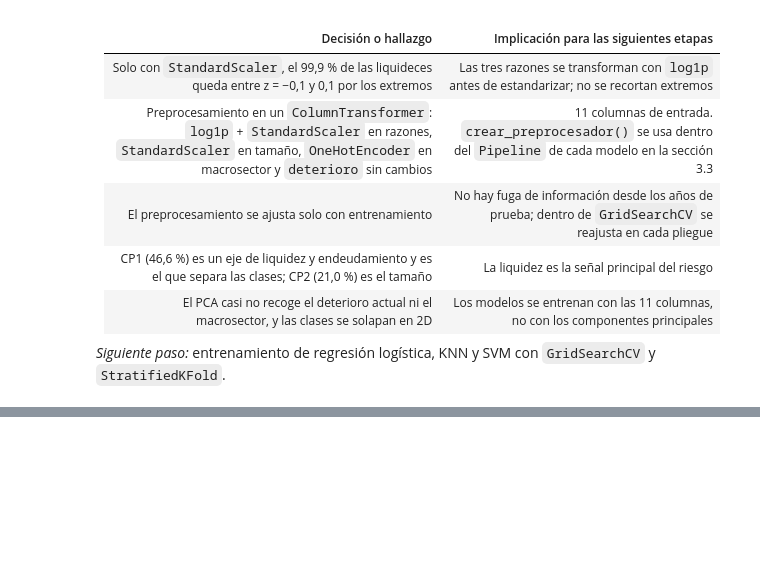
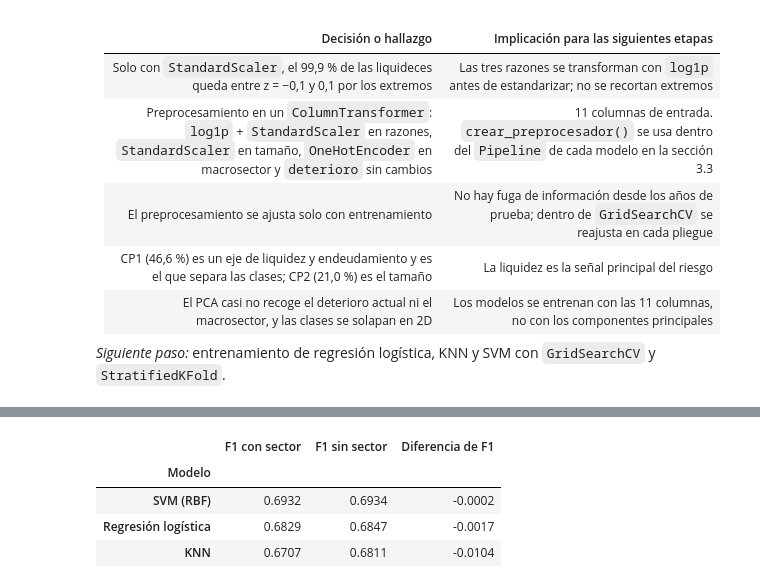
Before and after one commit to JulianHZ711/Final-AnalisisDatos, a Jupyter notebook: notebooks/proyecto_integrador.ipynb, the cells around one changed output, grey strips where cells are left out. Drawn from its saved outputs; the diff is of its cells as text; code cells hidden in the pictures; blank space fills up the shorter version.

```diff
--- a/notebooks/proyecto_integrador.ipynb
+++ b/notebooks/proyecto_integrador.ipynb
@@ -3614,0 +3796,21 @@ deterioro_t1
+# %%
+from sklearn.base import clone
+
+f1_sin_sector_c11 = {}
+for nombre, modelo in modelos_c11.items():
+    sin_sector = clone(modelo).set_params(preprocesamiento__sector="drop")
+    f1_sin_sector_c11[nombre] = cross_val_score(
+        sin_sector, X_train_c11, y_train_c11, scoring="f1",
+        cv=cv_c11, n_jobs=1, error_score="raise",
+    ).mean()
+
+aporte_sector_c11 = comparacion_cv_c11[["F1 medio"]].rename(columns={"F1 medio": "F1 con sector"})
+aporte_sector_c11["F1 sin sector"] = pd.Series(f1_sin_sector_c11)
+aporte_sector_c11["Diferencia de F1"] = aporte_sector_c11["F1 con sector"] - aporte_sector_c11["F1 sin sector"]
+aporte_sector_c11.round(4)
+# %% [output]
+|  | F1 con sector | F1 sin sector | Diferencia de F1 |
+| Modelo |  |  |  |
+| SVM (RBF) | 0.6932 | 0.6934 | -0.0002 |
+| Regresión logística | 0.6829 | 0.6847 | -0.0017 |
+| KNN | 0.6707 | 0.6811 | -0.0104 |
```
Also changed, not shown: parts of 6 cells of this notebook.
